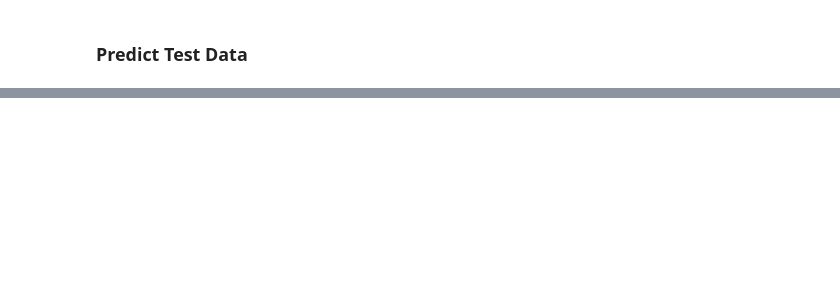
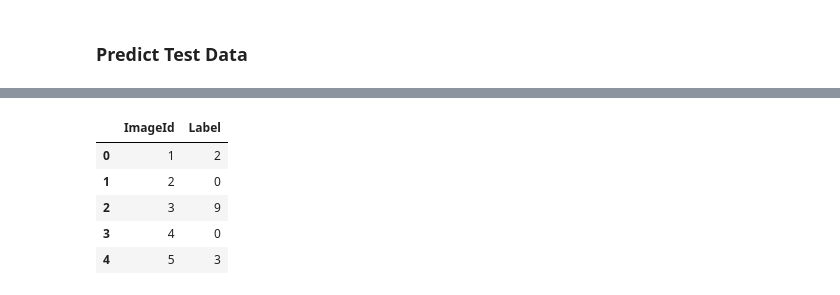
Before and after one commit to wasp124/computer_vision, a Jupyter notebook: digit_recognizer/cnn_digit_recognizer.ipynb, the cells around one changed output, grey strips where cells are left out. Cells and saved outputs as stored; diff of their text form; code cells hidden in the pictures; blank space fills up the shorter version.

```diff
--- a/digit_recognizer/cnn_digit_recognizer.ipynb
+++ b/digit_recognizer/cnn_digit_recognizer.ipynb
@@ -325,0 +311,9 @@ plt.show()
+# %%
+test_pred = pd.DataFrame(model.predict(x_test))
+test_pred = pd.DataFrame(test_pred.idxmax(axis = 1))
+test_pred.index.name = 'ImageId'
+test_pred = test_pred.rename(columns = {0: 'Label'}).reset_index()
+test_pred['ImageId'] = test_pred['ImageId'] + 1
+
+test_pred.head()
+# %% [output]
@@ -325,0 +321,6 @@ plt.show()
+|  | ImageId | Label |
+| 0 | 1 | 2 |
+| 1 | 2 | 0 |
+| 2 | 3 | 9 |
+| 3 | 4 | 0 |
+| 4 | 5 | 3 |
```
Also changed, not shown: parts of 21 cells of this notebook.
